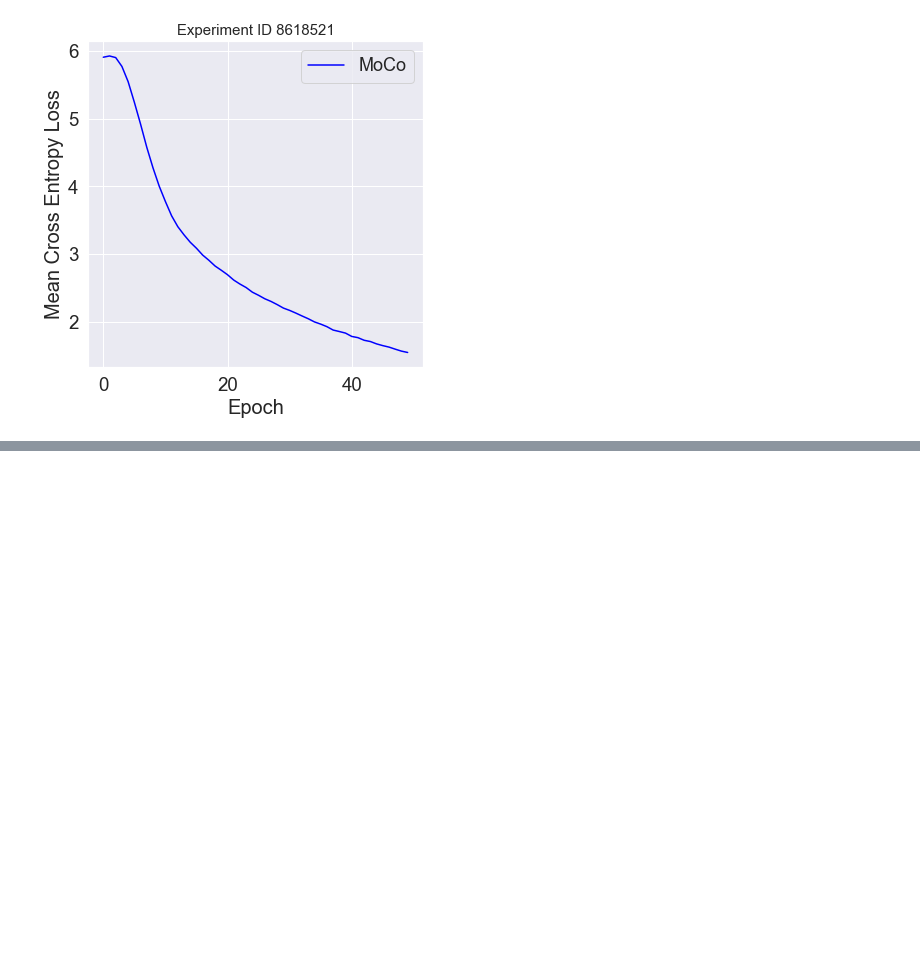
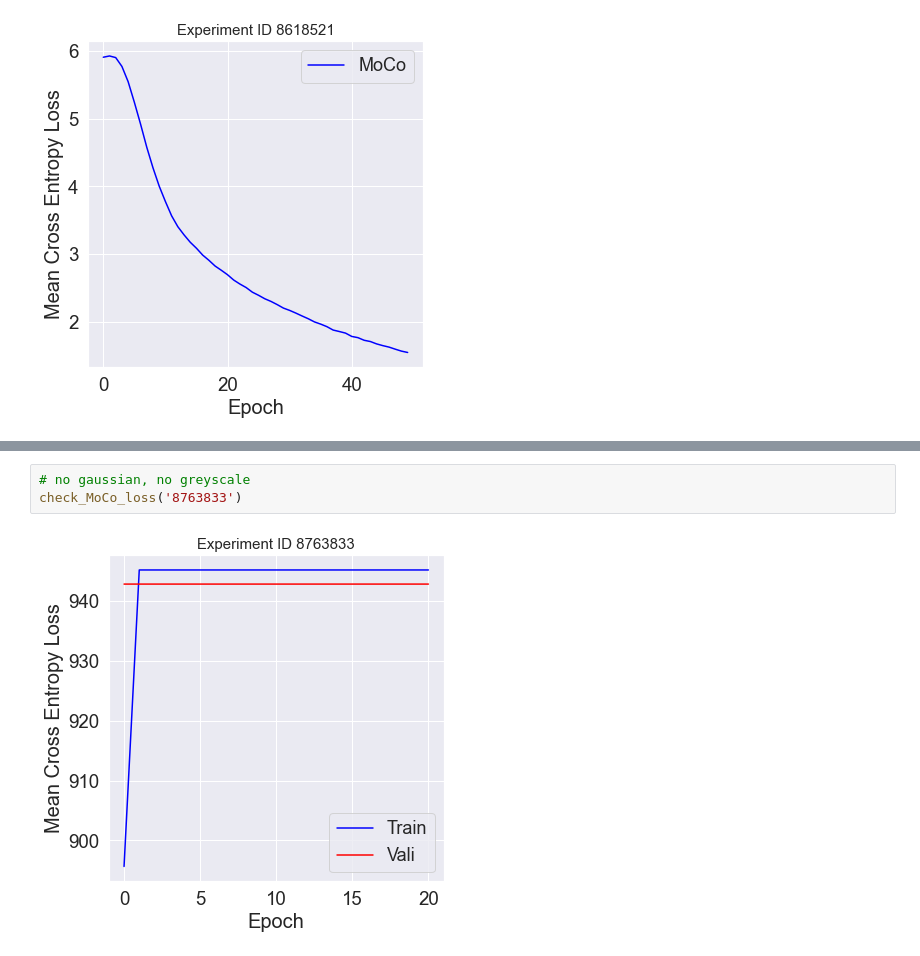
Before and after one commit to lin-bo/AutoLTS, a Jupyter notebook: visualization/res_visual.ipynb, the cells around one changed output, grey strips where cells are left out. Drawn from its saved outputs; the diff is of its cells as text; blank space fills up the shorter version.

```diff
--- a/visualization/res_visual.ipynb
+++ b/visualization/res_visual.ipynb
@@ -119,0 +126,5 @@ IndexError: too many indices for array: array is 1-dimensional, but 2 were index
+# %%
+# no gaussian, no greyscale
+check_MoCo_loss('8763833')
+# %% [output]
+[figure, added]
```
Also changed, not shown: parts of 7 cells of this notebook, 5 other files.
